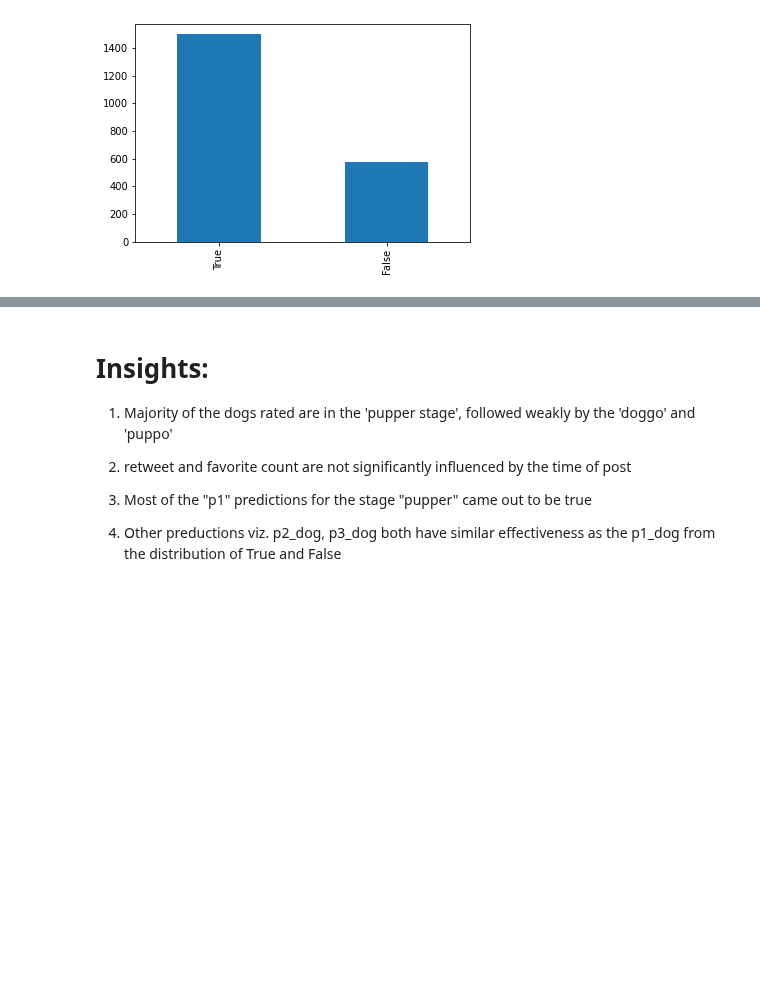
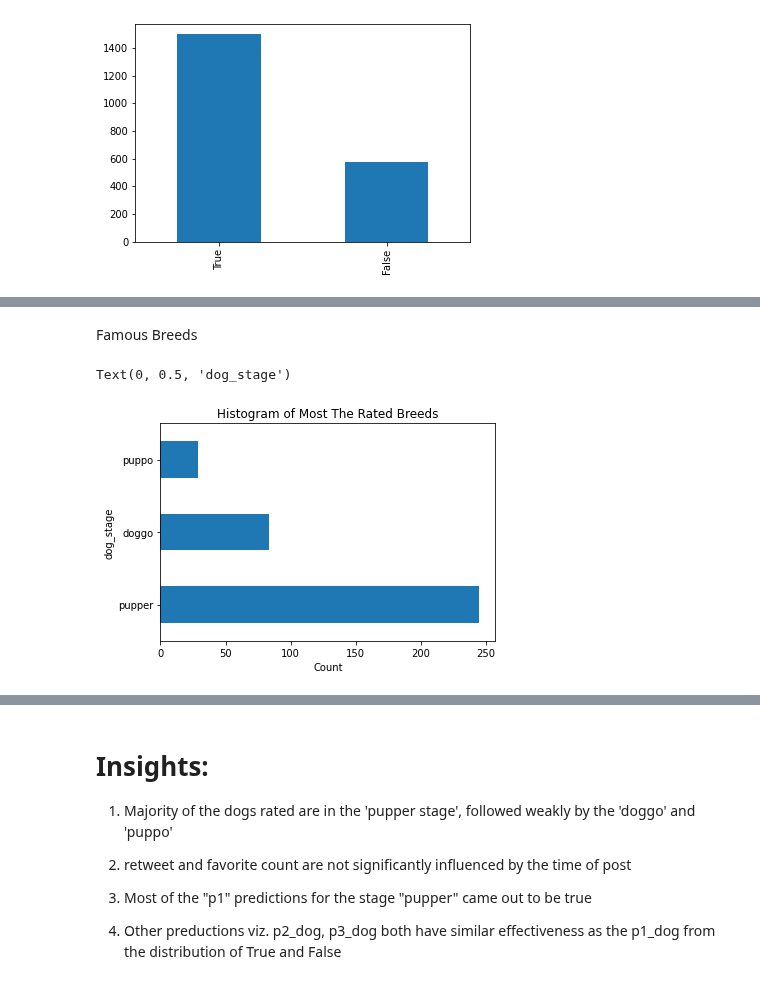
Before and after one commit to EnochAy/Udacity-Nanodegree-project--Data-Investigation-, a Jupyter notebook: Project 2/act_report.ipynb, the cells around one changed output, grey strips where cells are left out. Saved outputs shown, nothing was run; the diff lists cells and outputs as text; code cells hidden in the pictures; blank space fills up the shorter version.

```diff
--- a/Project 2/act_report.ipynb
+++ b/Project 2/act_report.ipynb
@@ -70,0 +84,14 @@ df['p3_dog'].value_counts().plot(kind='bar');
+# %% [markdown]
+Famous Breeds
+# %%
+
+# Without specify the lengh we don't get good result so we will subset our data on the most owned
+df_by_breed = df.groupby('dog_stage').filter(lambda x: len(x) >= 20)
+
+df_by_breed['dog_stage'].value_counts().plot(kind = 'barh')
+plt.title('Histogram of Most The Rated Breeds')
+plt.xlabel('Count')
+plt.ylabel('dog_stage')
+# %% [output]
+Text(0, 0.5, 'dog_stage')
+[figure, added]
```
Also changed, not shown: parts of 6 cells of this notebook.
